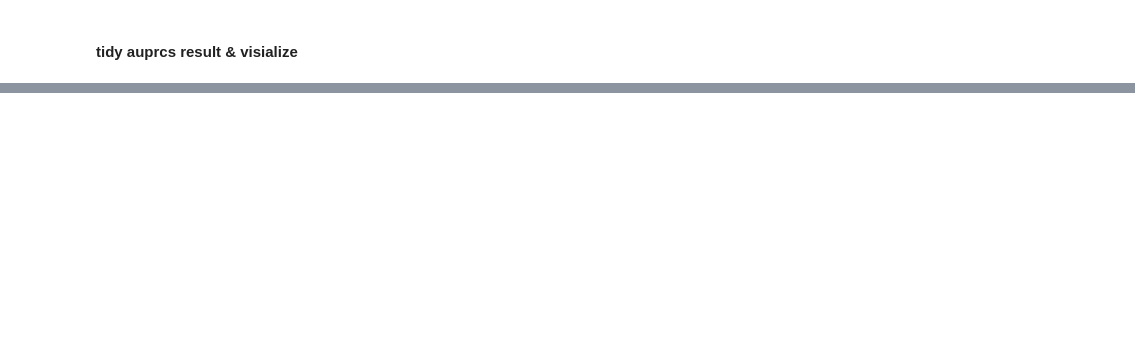
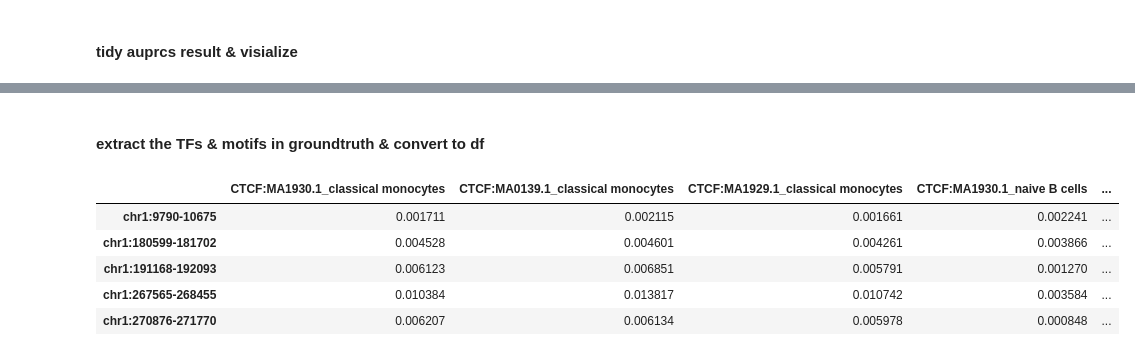
Before and after one commit to Cai-fx/seqMAE, a Jupyter notebook: tutorials/pbmc_10k/trials/TFs_scb_pretrain_intercept_scaled/benchmark.ipynb, the cells around one changed output, grey strips where cells are left out. Saved outputs shown, nothing was run; the diff lists cells and outputs as text; code cells hidden in the pictures; blank space fills up the shorter version.

```diff
--- a/tutorials/pbmc_10k/trials/TFs_scb_pretrain_intercept_scaled/benchmark.ipynb
+++ b/tutorials/pbmc_10k/trials/TFs_scb_pretrain_intercept_scaled/benchmark.ipynb
@@ -191,0 +235,5 @@ fig.savefig("./figs/auprcs.svg", dpi=300, bbox_inches='tight')
+# %%
+## filter out TFs without available encode data
+tfs_gt = df_gt.columns.str.split("_").str[0]
+df_gt = df_gt.loc[:,tfs_gt.isin(chip_bulk.columns)]
+print(df_gt.shape)
@@ -191,0 +261,25 @@ fig.savefig("./figs/auprcs.svg", dpi=300, bbox_inches='tight')
+# %%
+cts = df_gt.columns.str.split("_").str[1].unique()
+
+with h5py.File("./benchmark_summarize/grad_allpeak_bycelltype.h5", 'w') as hf:
+    grad_tf_gp = hf.create_group('grad_tf',)
+    grad_seq_gp = hf.create_group('grad_seq',)
+    for ct in cts:
+        print(ct)
+
+        ## subset to cells matching ct
+        cells_select = ad_rna.obs['celltype'] == ct
+        ds_in = all_ds.copy()
+        ds_in['rna'] = np.mean(all_ds['rna'][cells_select,:], axis=0, keepdims=True)  #(1,n_tf)
+        ds_in['atac_dpth'] = np.mean(all_ds['atac_dpth'], keepdims=True) # keep mean
+
+        gradtf = scbm.utils.get_grad_tf_small(model=model,
+                                            all_ds=ds_in)
+        gradtf = np.squeeze(gradtf)
+        grad_tf_gp.create_dataset(ct, data=gradtf)
+        gradseq = scbm.utils.get_grad_seq_small(model=model,
+                                            all_ds = ds_in,
+                                            jaspar_motifs=jaspar_motifs
+                                            )
+        gradseq = np.squeeze(gradseq)
+        grad_seq_gp.create_dataset(ct, data=gradseq)
@@ -191,0 +295,21 @@ fig.savefig("./figs/auprcs.svg", dpi=300, bbox_inches='tight')
+# %% [markdown]
+#### extract the TFs & motifs in groundtruth & convert to df
+# %%
+gradSeq = pd.DataFrame(index=ad_atac.var_names)
+gradTF = pd.DataFrame(index=ad_atac.var_names)
+with h5py.File("./benchmark_summarize/grad_allpeak_bycelltype.h5", 'r') as hf:
+    for tf_ct in df_gt.columns:
+        tf, ct = tf_ct.split("_")[0], tf_ct.split("_")[1]
+        tf_idx = np.where(ad_rna.var['gene_symbols'] == tf)[0][0]
+        motifs = jaspar_motifs[jaspar_motifs['tf'] == tf]['motif']
+        gradSeq[[f"{tf}:{mm}_{ct}" for mm in motifs]] = hf['grad_seq'][ct][:,motifs.index.to_numpy()]
+        gradTF[f"{tf}_{ct}"] = hf['grad_tf'][ct][:, tf_idx]
+
+gradSeq[:5]
+# %% [output]
+|  | CTCF:MA1930.1_classical monocytes | CTCF:MA0139.1_classical monocytes | CTCF:MA1929.1_classical monocytes | CTCF:MA1930.1_naive B cells | ... |
+| chr1:9790-10675 | 0.001711 | 0.002115 | 0.001661 | 0.002241 | ... |
+| chr1:180599-181702 | 0.004528 | 0.004601 | 0.004261 | 0.003866 | ... |
+| chr1:191168-192093 | 0.006123 | 0.006851 | 0.005791 | 0.001270 | ... |
+| chr1:267565-268455 | 0.010384 | 0.013817 | 0.010742 | 0.003584 | ... |
+| chr1:270876-271770 | 0.006207 | 0.006134 | 0.005978 | 0.000848 | ... |
```
Also changed, not shown: parts of 28 cells of this notebook, 2 other files.
